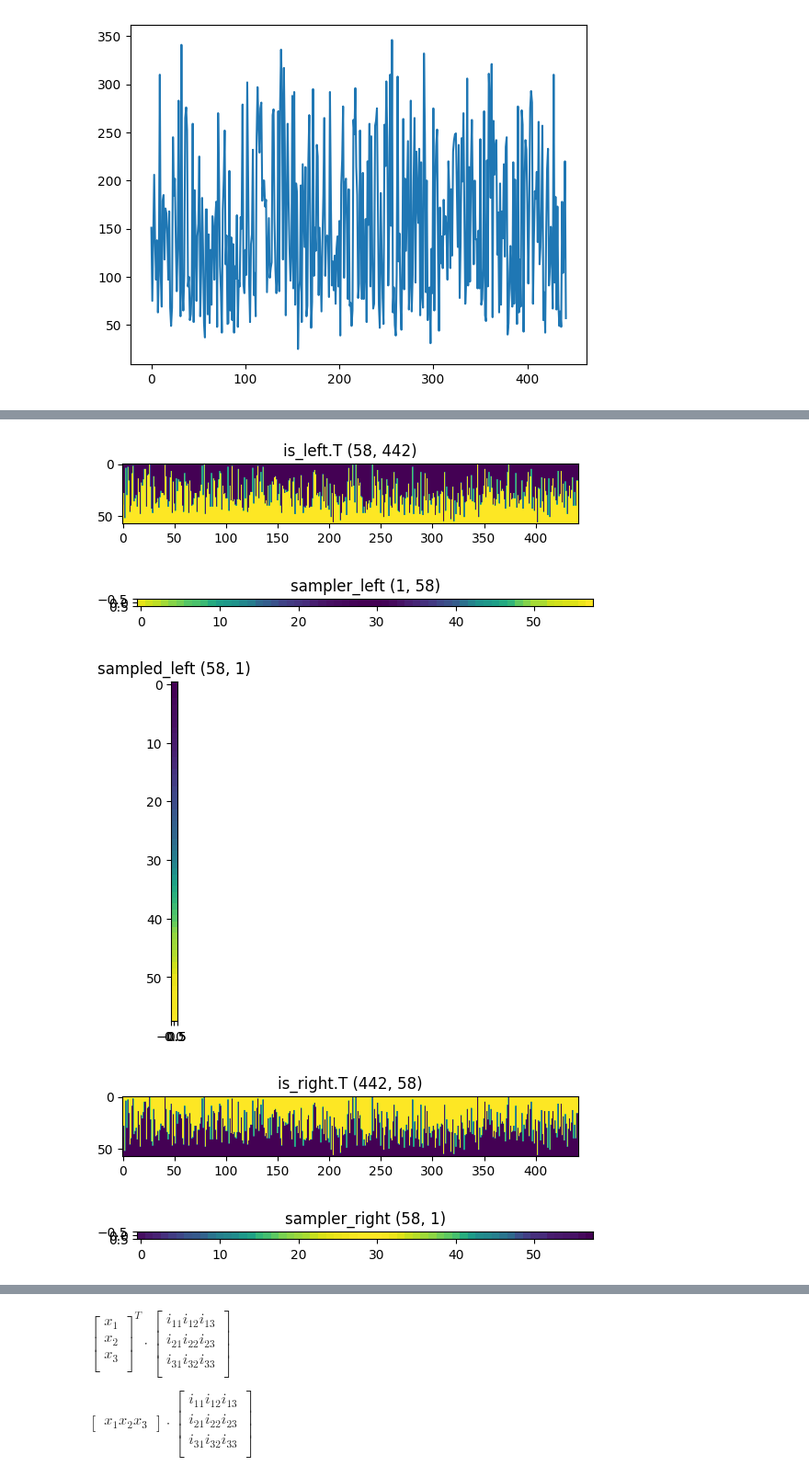
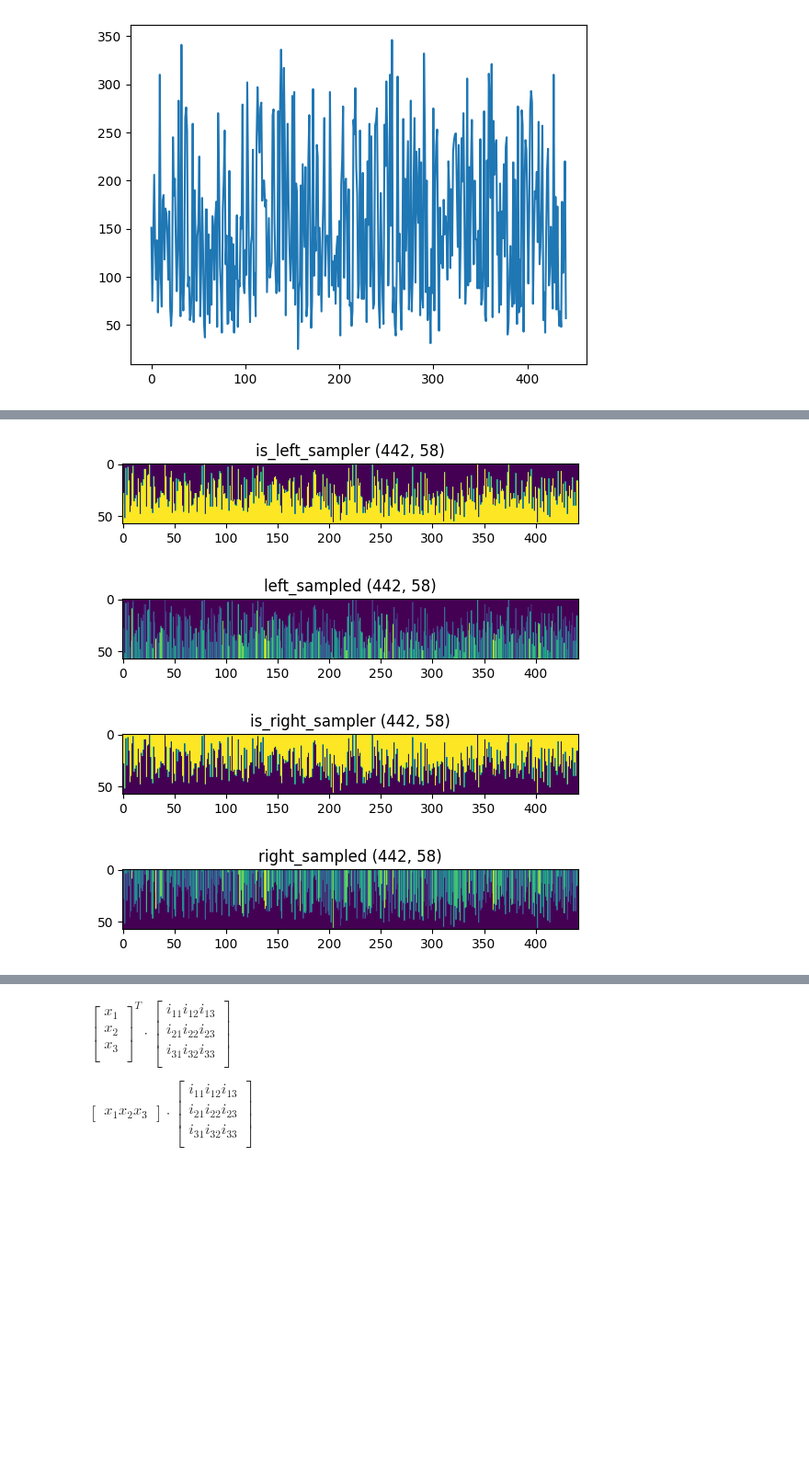
Before and after one commit to jumzzz/prob-ml, a Jupyter notebook: ch18/decision_trees/implementation/01-implementation.ipynb, the cells around one changed output, grey strips where cells are left out. Shown at 92% size. Cells and saved outputs as stored; diff of their text form; code cells hidden in the pictures; blank space fills up the shorter version.

Commit message:
initial split sampler

```diff
--- a/ch18/decision_trees/implementation/01-implementation.ipynb
+++ b/ch18/decision_trees/implementation/01-implementation.ipynb
@@ -38,49 +15,27 @@ array([[-3.21676895e-01, -6.32456174e-01, -8.32377284e-01,
 # %%
 thresh = np.unique(X[:,0]).reshape(1,-1)
 selected_feat = X[:,0].reshape(-1,1)
-is_left = (selected_feat <= thresh)
-is_right = ~(is_left)
+is_left_sampler = (selected_feat <= thresh)
+is_right_sampler = ~(is_left_sampler)
+stacked_targets = np.hstack([y.reshape(-1,1)] * is_left_sampler.shape[1])
+left_sampled = is_left_sampler * stacked_targets
+right_sampled = is_right_sampler * stacked_targets
 
-is_left = is_left.astype(np.float32)
-is_right = is_right.astype(np.float32)
-
-sampler_left = selected_feat.T @ is_left
-sampler_right = selected_feat.T @ is_right
-
-sampled_left = is_left.T @ y.reshape(-1,1)
-sampled_right = is_right.T @ y.reshape(-1,1)
-
-# print(thresh.shape)
-# print(selected_feat.shape)
-# print(is_left.shape)
-# print(is_left)
-# print(is_right)
-plt.imshow(is_left.T)
-plt.title(f'is_left.T {is_left.T.shape}')
+plt.imshow(is_left_sampler.T)
+plt.title(f'is_left_sampler {is_left_sampler.shape}')
 plt.show()
-plt.imshow(sampler_left)
-plt.title(f'sampler_left {sampler_left.shape}')
-plt.show()
-plt.imshow(sampled_left)
-plt.title(f'sampled_left {sampled_left.shape}')
+plt.imshow(left_sampled.T)
+plt.title(f'left_sampled {left_sampled.shape}')
 plt.show()
 
-plt.imshow(is_right.T)
-plt.title(f'is_right.T {is_right.shape}')
+plt.imshow(is_right_sampler.T)
+plt.title(f'is_right_sampler {is_right_sampler.shape}')
 plt.show()
-plt.imshow(sampler_right)
-plt.title(f'sampler_right {sampler_right.T.shape}')
+plt.imshow(right_sampled.T)
+plt.title(f'right_sampled {right_sampled.shape}')
 plt.show()
-plt.imshow(sampled_right)
-plt.title(f'sampled_right {sampled_right.shape}')
-plt.show()
-
-# plt.plot(selected_feat)
-# plt.title('selected_features')
-# plt.show()
 # %% [output]
-[figure, old version]
+[figure, new version]
-[figure, old version]
+[figure, new version]
-[figure, old version]
+[figure, new version]
-[figure, old version]
+[figure, new version]
-[figure, removed]
```
Also changed, not shown: parts of 2 cells of this notebook.
